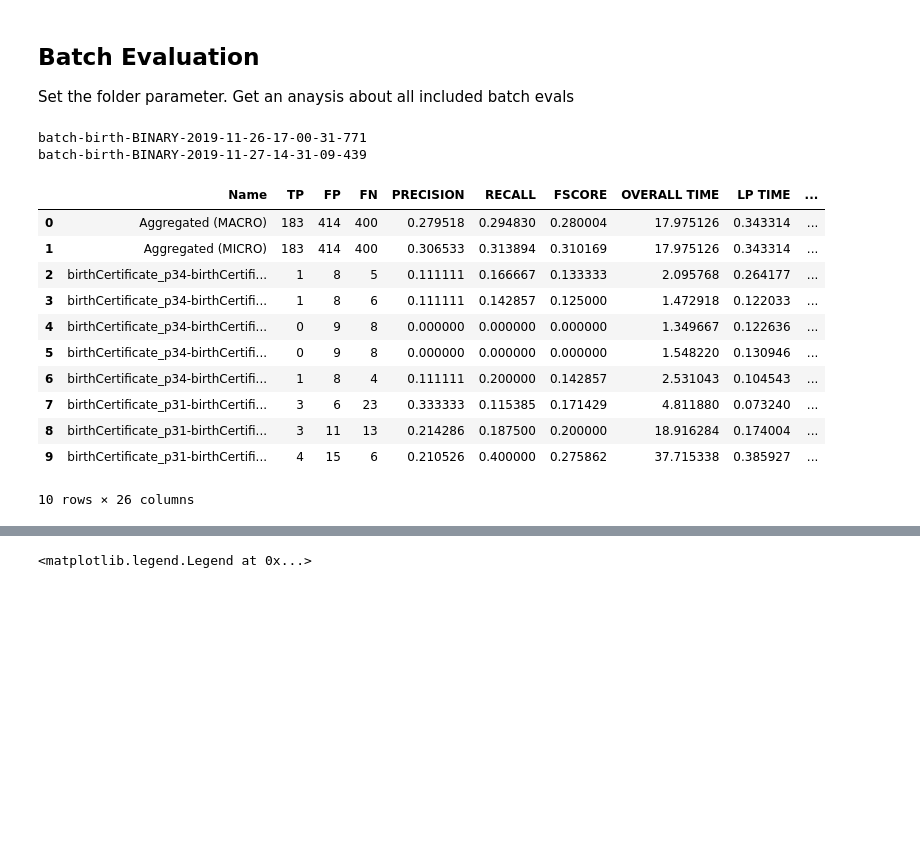
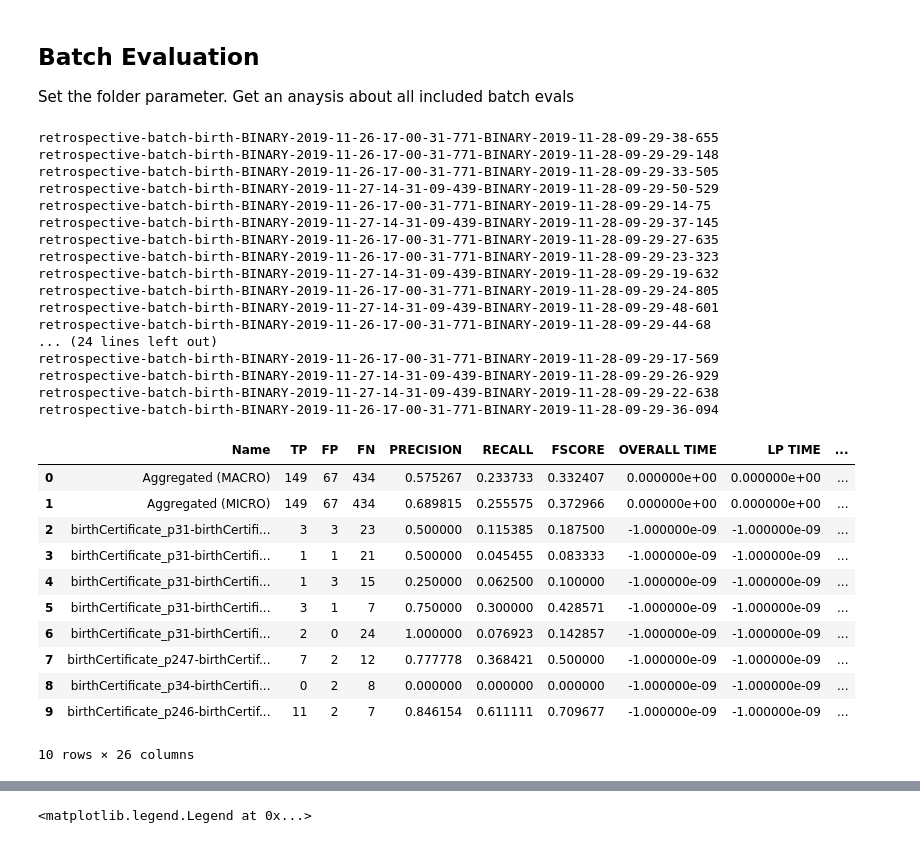
Before and after one commit to julia-kom/bert-ilp-matcher, a Jupyter notebook: src/main/python/Batch Evaluation.ipynb, the cells around one changed output, grey strips where cells are left out. Drawn from its saved outputs; the diff is of its cells as text; code cells hidden in the pictures; blank space fills up the shorter version.

```diff
--- a/src/main/python/Batch Evaluation.ipynb
+++ b/src/main/python/Batch Evaluation.ipynb
@@ -13,7 +13,7 @@ import os
 import pathlib
 
 #set path to folder
-folder = "../../../eval-results/_server-results/test8"
+folder = "../../../eval-results/_server-results/test8_1"
 net_analysis = "../../../eval-results/_server-results/net-BP-birth/net.eval"
 # %%
 #fetch data
@@ -22,7 +22,7 @@ dfs = []
 #merge all
 for subfolder in dir_list:
     print(subfolder)
-    evalFile = folder +"/" + subfolder +"/aggResults.eval"
+    evalFile = folder +"/" + subfolder +"/aggRetrospectiveResults.eval"
     confFile = folder +"/" + subfolder +"/config.log"
     if os.path.exists(evalFile):
         df = pd.read_csv(evalFile ,encoding="ISO-8859-1", skipinitialspace=True)
@@ -72,45 +72,60 @@ def pnml_remover(row):
         return row['Name'].replace(".pnml","").replace(".rdf","")
     else:
         return row['Name']
 
 def net1NonTaus(row):
     if row['Name'] != "Aggregated (MICRO)" and row['Name'] != "Aggregated (MACRO)":
         return df_nets.at[row['net1'],'nNonSilentTransitions']
     else:
         return 0
 def net2NonTaus(row):
     if row['Name'] != "Aggregated (MICRO)" and row['Name'] != "Aggregated (MACRO)":
         return df_nets.at[row['net2'],'nNonSilentTransitions']
     else:
         return 0
 def sumNonTaus(row):
     if row['Name'] != "Aggregated (MICRO)" and row['Name'] != "Aggregated (MACRO)":
         return row['net1NonTaus'] + row['net2NonTaus']
     else:
         return 0
 
 df_combined['net1'] = df_combined.apply(lambda row: net1adder(row), axis=1)
 df_combined['net2'] = df_combined.apply(lambda row: net2adder(row), axis=1)
 df_combined['net1NonTaus'] = df_combined.apply(lambda row: net1NonTaus(row), axis=1)
 df_combined['net2NonTaus'] = df_combined.apply(lambda row: net2NonTaus(row), axis=1)
 df_combined['sumNonTaus'] = df_combined.apply(lambda row: sumNonTaus(row), axis=1)
 df_combined['Name'] = df_combined.apply(lambda row: pnml_remover(row), axis=1)
 
 df_combined[:10]
 # %% [output]
-batch-birth-BINARY-2019-11-26-17-00-31-771
-batch-birth-BINARY-2019-11-27-14-31-09-439
+retrospective-batch-birth-BINARY-2019-11-26-17-00-31-771-BINARY-2019-11-28-09-29-38-655
+retrospective-batch-birth-BINARY-2019-11-26-17-00-31-771-BINARY-2019-11-28-09-29-29-148
+retrospective-batch-birth-BINARY-2019-11-26-17-00-31-771-BINARY-2019-11-28-09-29-33-505
+retrospective-batch-birth-BINARY-2019-11-27-14-31-09-439-BINARY-2019-11-28-09-29-50-529
+retrospective-batch-birth-BINARY-2019-11-26-17-00-31-771-BINARY-2019-11-28-09-29-14-75
+retrospective-batch-birth-BINARY-2019-11-27-14-31-09-439-BINARY-2019-11-28-09-29-37-145
+retrospective-batch-birth-BINARY-2019-11-26-17-00-31-771-BINARY-2019-11-28-09-29-27-635
+retrospective-batch-birth-BINARY-2019-11-26-17-00-31-771-BINARY-2019-11-28-09-29-23-323
+retrospective-batch-birth-BINARY-2019-11-27-14-31-09-439-BINARY-2019-11-28-09-29-19-632
+retrospective-batch-birth-BINARY-2019-11-26-17-00-31-771-BINARY-2019-11-28-09-29-24-805
+retrospective-batch-birth-BINARY-2019-11-27-14-31-09-439-BINARY-2019-11-28-09-29-48-601
+retrospective-batch-birth-BINARY-2019-11-26-17-00-31-771-BINARY-2019-11-28-09-29-44-68
+... (24 lines left out)
+retrospective-batch-birth-BINARY-2019-11-26-17-00-31-771-BINARY-2019-11-28-09-29-17-569
+retrospective-batch-birth-BINARY-2019-11-27-14-31-09-439-BINARY-2019-11-28-09-29-26-929
+retrospective-batch-birth-BINARY-2019-11-27-14-31-09-439-BINARY-2019-11-28-09-29-22-638
+retrospective-batch-birth-BINARY-2019-11-26-17-00-31-771-BINARY-2019-11-28-09-29-36-094
 |  | Name | TP | FP | FN | PRECISION | RECALL | FSCORE | OVERALL TIME | LP TIME | ... |
-| 0 | Aggregated (MACRO) | 183 | 414 | 400 | 0.279518 | 0.294830 | 0.280004 | 17.975126 | 0.343314 | ... |
-| 1 | Aggregated (MICRO) | 183 | 414 | 400 | 0.306533 | 0.313894 | 0.310169 | 17.975126 | 0.343314 | ... |
-| 2 | birthCertificate_p34-birthCertifi... | 1 | 8 | 5 | 0.111111 | 0.166667 | 0.133333 | 2.095768 | 0.264177 | ... |
-| 3 | birthCertificate_p34-birthCertifi... | 1 | 8 | 6 | 0.111111 | 0.142857 | 0.125000 | 1.472918 | 0.122033 | ... |
-| 4 | birthCertificate_p34-birthCertifi... | 0 | 9 | 8 | 0.000000 | 0.000000 | 0.000000 | 1.349667 | 0.122636 | ... |
-| 5 | birthCertificate_p34-birthCertifi... | 0 | 9 | 8 | 0.000000 | 0.000000 | 0.000000 | 1.548220 | 0.130946 | ... |
-| 6 | birthCertificate_p34-birthCertifi... | 1 | 8 | 4 | 0.111111 | 0.200000 | 0.142857 | 2.531043 | 0.104543 | ... |
-| 7 | birthCertificate_p31-birthCertifi... | 3 | 6 | 23 | 0.333333 | 0.115385 | 0.171429 | 4.811880 | 0.073240 | ... |
-| 8 | birthCertificate_p31-birthCertifi... | 3 | 11 | 13 | 0.214286 | 0.187500 | 0.200000 | 18.916284 | 0.174004 | ... |
-| 9 | birthCertificate_p31-birthCertifi... | 4 | 15 | 6 | 0.210526 | 0.400000 | 0.275862 | 37.715338 | 0.385927 | ... |
+| 0 | Aggregated (MACRO) | 149 | 67 | 434 | 0.575267 | 0.233733 | 0.332407 | 0.000000e+00 | 0.000000e+00 | ... |
+| 1 | Aggregated (MICRO) | 149 | 67 | 434 | 0.689815 | 0.255575 | 0.372966 | 0.000000e+00 | 0.000000e+00 | ... |
+| 2 | birthCertificate_p31-birthCertifi... | 3 | 3 | 23 | 0.500000 | 0.115385 | 0.187500 | -1.000000e-09 | -1.000000e-09 | ... |
+| 3 | birthCertificate_p31-birthCertifi... | 1 | 1 | 21 | 0.500000 | 0.045455 | 0.083333 | -1.000000e-09 | -1.000000e-09 | ... |
+| 4 | birthCertificate_p31-birthCertifi... | 1 | 3 | 15 | 0.250000 | 0.062500 | 0.100000 | -1.000000e-09 | -1.000000e-09 | ... |
+| 5 | birthCertificate_p31-birthCertifi... | 3 | 1 | 7 | 0.750000 | 0.300000 | 0.428571 | -1.000000e-09 | -1.000000e-09 | ... |
+| 6 | birthCertificate_p31-birthCertifi... | 2 | 0 | 24 | 1.000000 | 0.076923 | 0.142857 | -1.000000e-09 | -1.000000e-09 | ... |
+| 7 | birthCertificate_p247-birthCertif... | 7 | 2 | 12 | 0.777778 | 0.368421 | 0.500000 | -1.000000e-09 | -1.000000e-09 | ... |
+| 8 | birthCertificate_p34-birthCertifi... | 0 | 2 | 8 | 0.000000 | 0.000000 | 0.000000 | -1.000000e-09 | -1.000000e-09 | ... |
+| 9 | birthCertificate_p246-birthCertif... | 11 | 2 | 7 | 0.846154 | 0.611111 | 0.709677 | -1.000000e-09 | -1.000000e-09 | ... |
 10 rows × 26 columns
 # %%
 #BASIC VISUALIZATION
```
Also changed, not shown: parts of 3 cells of this notebook.
